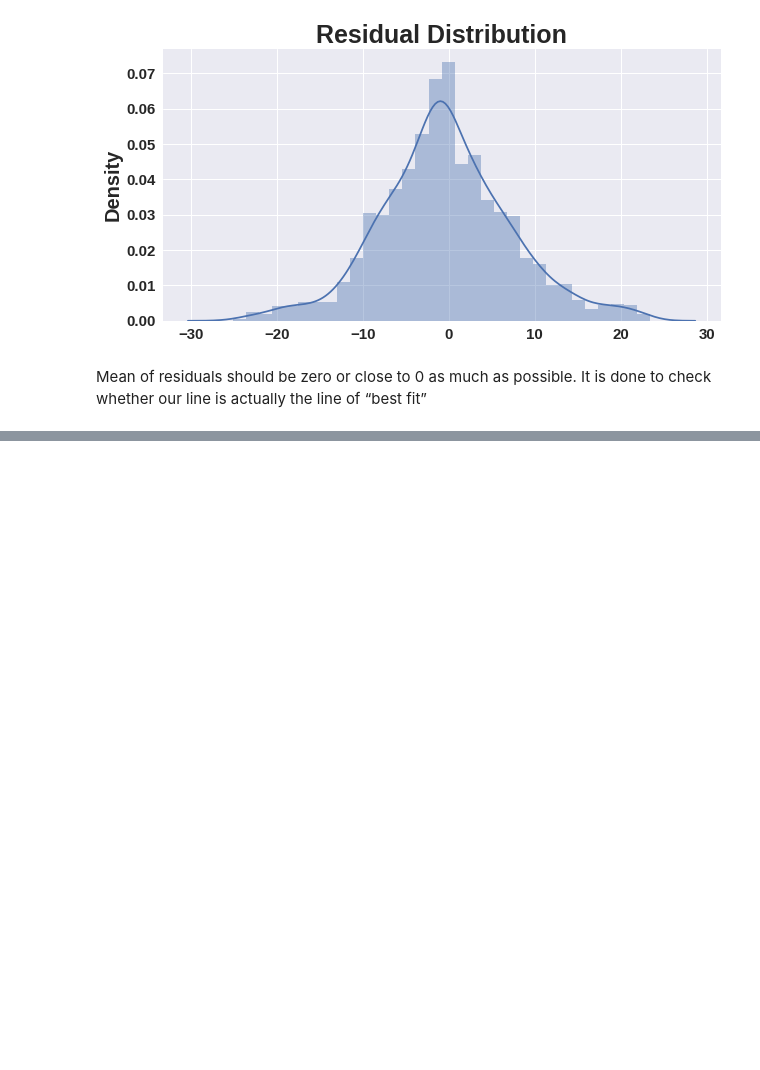
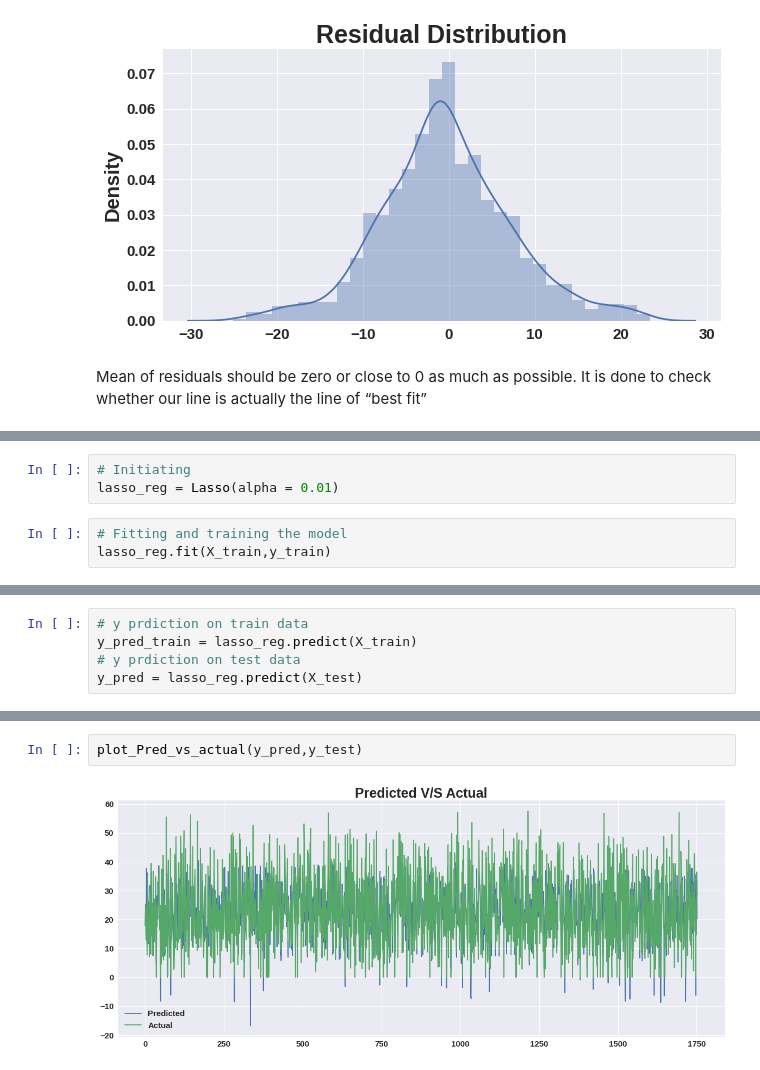
Before and after one commit to Animesh227/Seoul-Bike-Sharing-Demand-Prediction, a Jupyter notebook: Bike_Sharing_Demand_Prediction_Capstone_Project_ANIMESH_CHAKRABORTY.ipynb, the cells around one changed output, grey strips where cells are left out. Saved outputs shown, nothing was run; the diff lists cells and outputs as text; blank space fills up the shorter version.

```diff
--- a/Bike_Sharing_Demand_Prediction_Capstone_Project_ANIMESH_CHAKRABORTY.ipynb
+++ b/Bike_Sharing_Demand_Prediction_Capstone_Project_ANIMESH_CHAKRABORTY.ipynb
@@ -879,0 +882,6 @@ Mean of residuals should be zero or close to 0 as much as possible. It is done t
+# %%
+# Initiating
+lasso_reg = Lasso(alpha = 0.01)
+# %%
+# Fitting and training the model
+lasso_reg.fit(X_train,y_train)
@@ -879,0 +927,5 @@ Mean of residuals should be zero or close to 0 as much as possible. It is done t
+# %%
+# y prdiction on train data
+y_pred_train = lasso_reg.predict(X_train)
+# y prdiction on test data
+y_pred = lasso_reg.predict(X_test)
@@ -879,0 +1008,4 @@ Mean of residuals should be zero or close to 0 as much as possible. It is done t
+# %%
+plot_Pred_vs_actual(y_pred,y_test)
+# %% [output]
+[figure, added]
```
Also changed, not shown: parts of 21 cells of this notebook.
